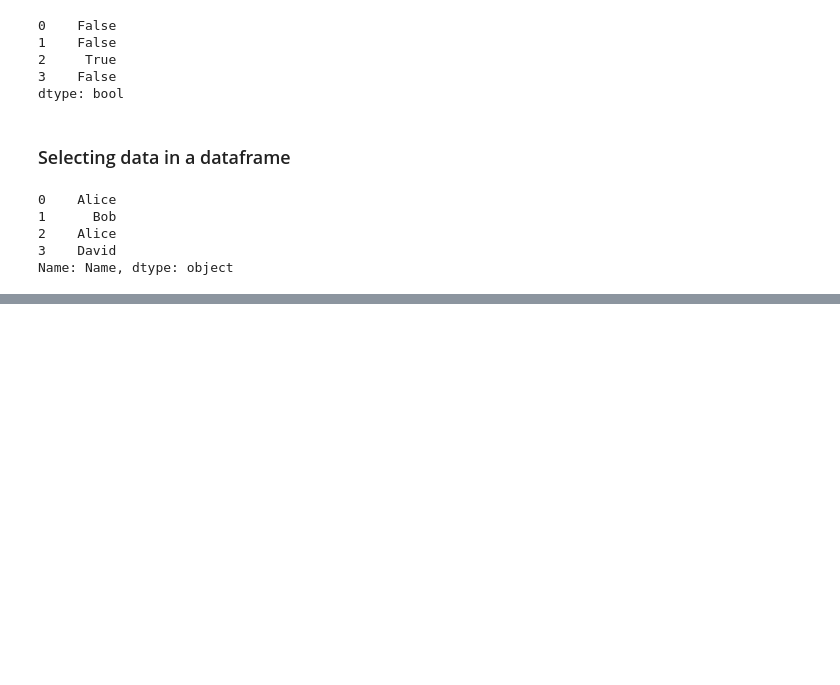
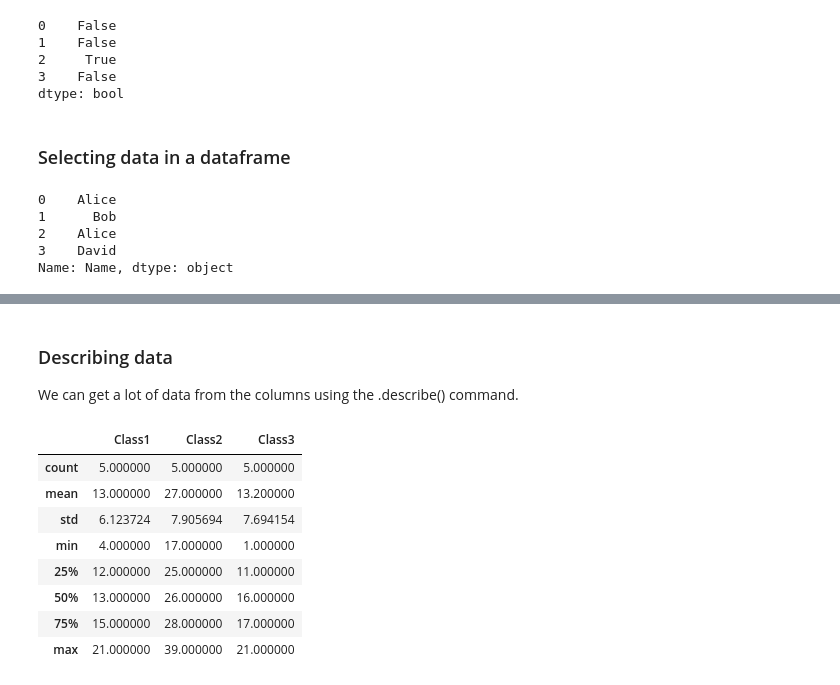
Before and after one commit to JMorganSparta/Numpy, a Jupyter notebook: Pandas.ipynb, the cells around one changed output, grey strips where cells are left out. Saved outputs shown, nothing was run; the diff lists cells and outputs as text; code cells hidden in the pictures; blank space fills up the shorter version.

```diff
--- a/Pandas.ipynb
+++ b/Pandas.ipynb
@@ -433,0 +496,21 @@ Name: Name, dtype: object
+# %% [markdown]
+### Describing data
+We can get a lot of data from the columns using the .describe() command.
+# %%
+# lets look at scores as an example
+df = pd.DataFrame({
+   'Class1': [12, 15, 21, 13, 4],
+   'Class2': [25, 26, 17, 28, 39],
+   'Class3': [1, 16, 17, 21, 11]
+})
+df.describe()
+# %% [output]
+|  | Class1 | Class2 | Class3 |
+| count | 5.000000 | 5.000000 | 5.000000 |
+| mean | 13.000000 | 27.000000 | 13.200000 |
+| std | 6.123724 | 7.905694 | 7.694154 |
+| min | 4.000000 | 17.000000 | 1.000000 |
+| 25% | 12.000000 | 25.000000 | 11.000000 |
+| 50% | 13.000000 | 26.000000 | 16.000000 |
+| 75% | 15.000000 | 28.000000 | 17.000000 |
+| max | 21.000000 | 39.000000 | 21.000000 |
```
Also changed, not shown: parts of 11 cells of this notebook.
